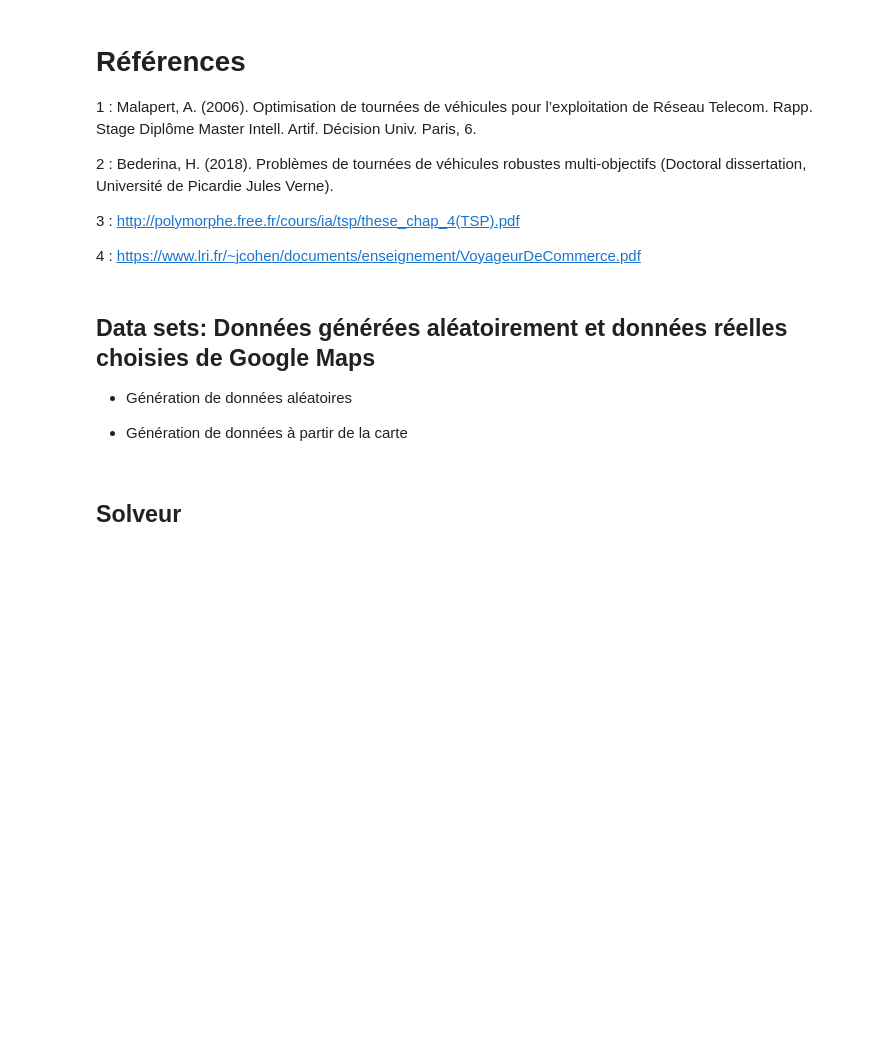
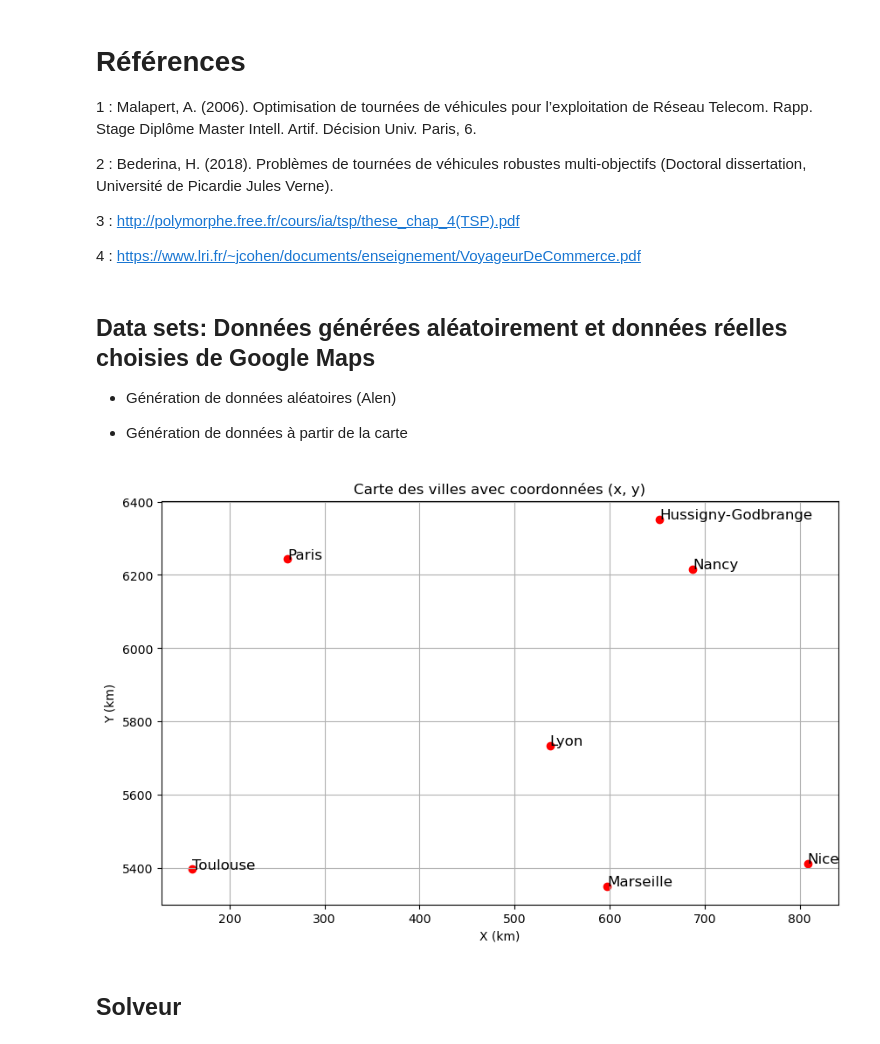
Before and after one commit to alennardos/A3_RO, a Jupyter notebook: Projet.ipynb, the cells around one changed output. Saved outputs shown, nothing was run; the diff lists cells and outputs as text; code cells hidden in the pictures; blank space fills up the shorter version.

```diff
--- a/Projet.ipynb
+++ b/Projet.ipynb
@@ -277,9 +279,56 @@ plt.show()
 # %% [markdown]
 ## Data sets: Données générées aléatoirement et données réelles choisies de Google Maps
 
-- Génération de données aléatoires
+- Génération de données aléatoires  (Alen)
 
 - Génération de données à partir de la carte
+# %%
+from geopy.geocoders import Nominatim
+import pandas as pd
+import math
+import matplotlib.pyplot as plt
+
+geolocator = Nominatim(user_agent="vrp_project")
+
+def get_coordinates(city_name):
+    location = geolocator.geocode(city_name + ", France")
+    return (location.latitude, location.longitude) if location else (None, None)
+
+depot = "Paris"
+depot_coordinates = get_coordinates(depot)
+
+cities = ["Lyon", "Marseille", "Toulouse", "Nice", "Hussigny-Godbrange", "Nancy"]
+coordinates = [get_coordinates(city) for city in cities]
+
+coordinates.insert(0, depot_coordinates)
+cities.insert(0, depot)
+
+df = pd.DataFrame(coordinates, columns=["Latitude", "Longitude"], index=cities)
+
+def latlon_to_xy(lat, lon):
+    R = 6371  # Rayon de la Terre en km
+    x = R * math.radians(lon)
+    y = R * math.log(math.tan(math.pi/4 + math.radians(lat)/2))
+    return (x, y)
+
+df["X"], df["Y"] = zip(*df.apply(lambda row: latlon_to_xy(row["Latitude"], row["Longitude"]), axis=1))
+
+def plot_cities(df):
+    plt.figure(figsize=(10, 6))
+    plt.scatter(df["X"], df["Y"], color='red')
+
+    for i, city in enumerate(df.index):
+        plt.text(df["X"][i], df["Y"][i], city, fontsize=12)
+
+    plt.title("Carte des villes avec coordonnées (x, y)")
+    plt.xlabel("X (km)")
+    plt.ylabel("Y (km)")
+    plt.grid(True)
+    plt.show()
+
+plot_cities(df)
+# %% [output]
+[figure, added]
 # %% [markdown]
 ## Solveur
 # %%
```
Also changed, not shown: parts of 7 cells of this notebook.
